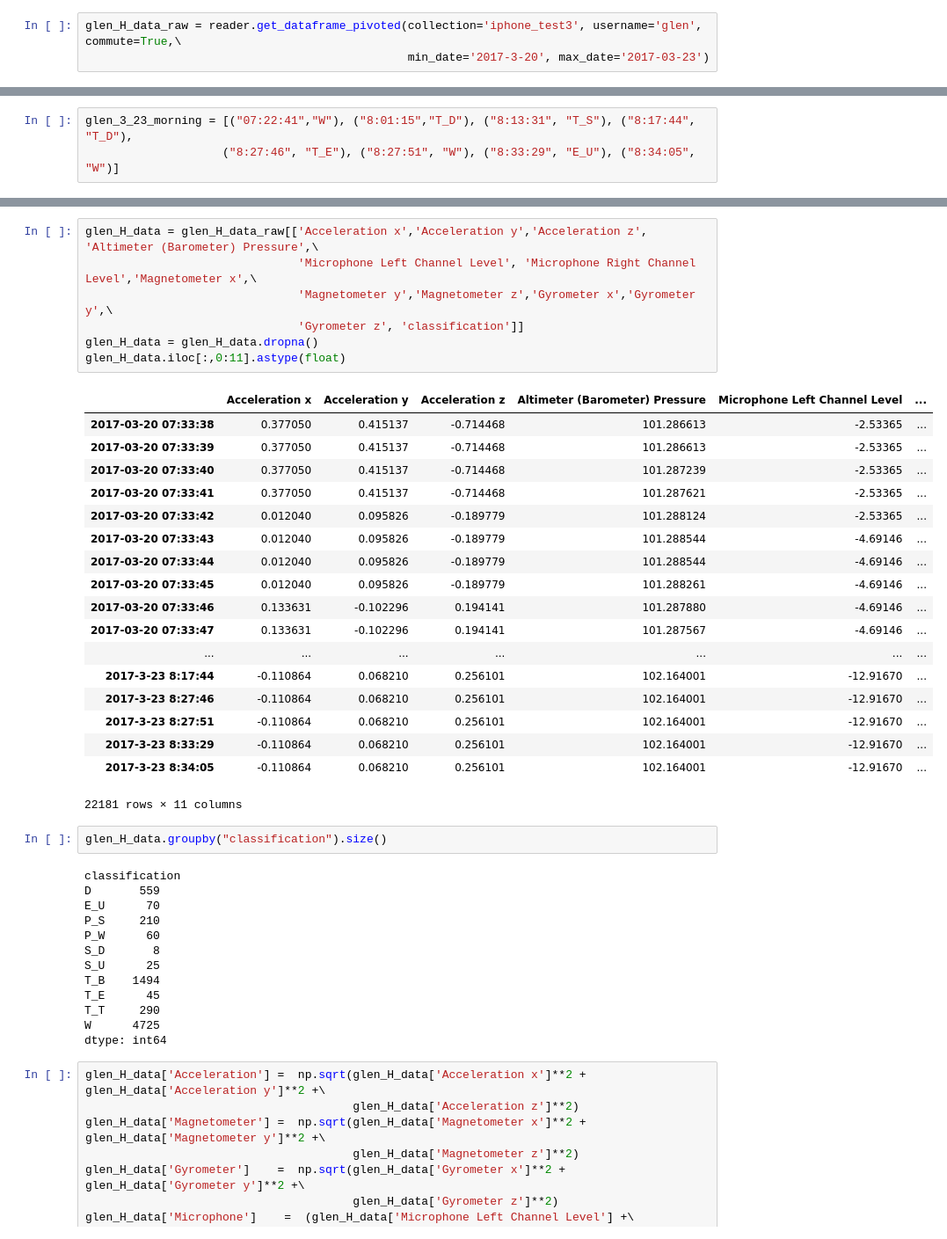
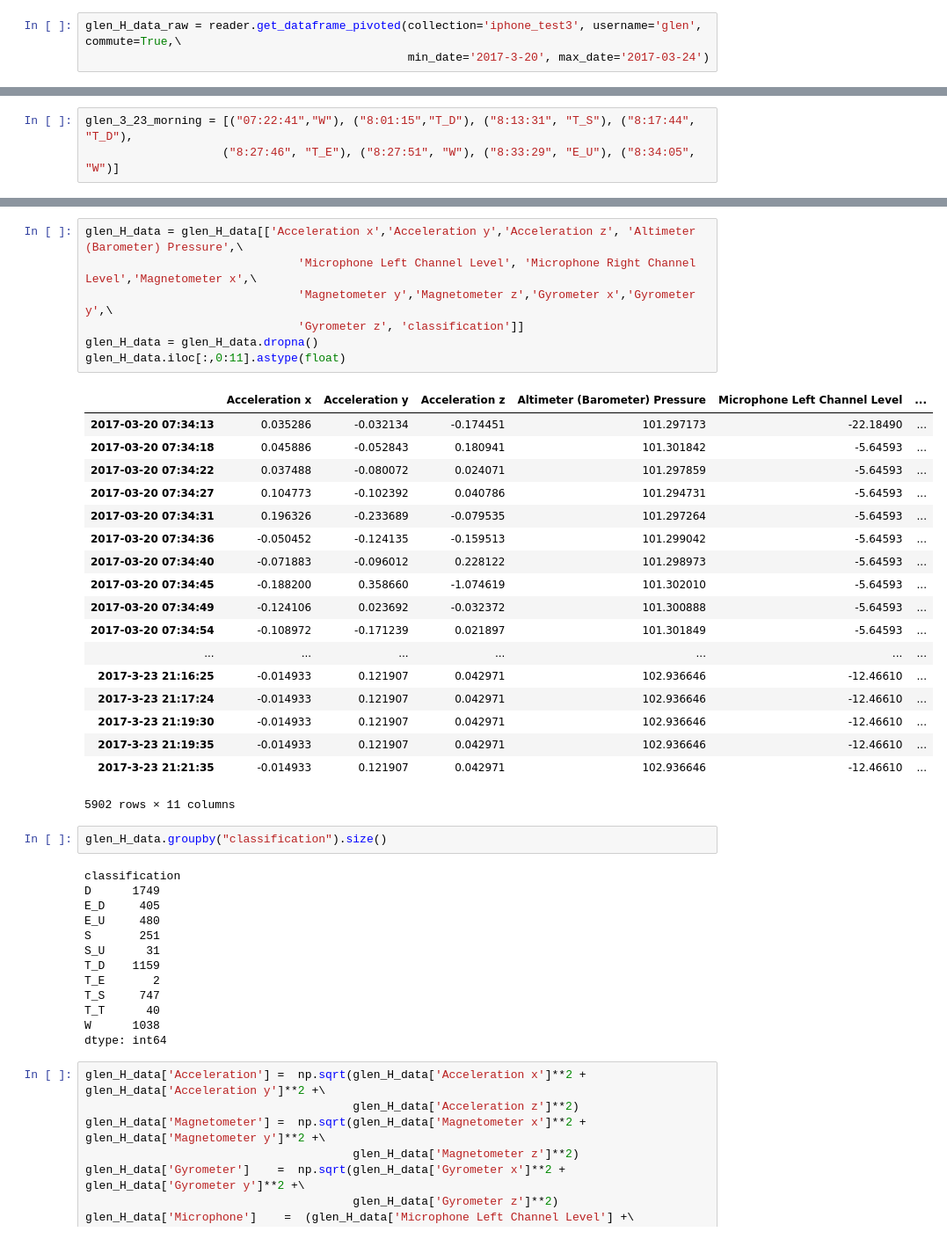
Before and after one commit to afeierman/Knowhere, a Jupyter notebook: code/PreprocessingiPhone.ipynb, the cells around one changed output, grey strips where cells are left out. Shown at 88% size. Cells and saved outputs as stored; diff of their text form.

Commit message:
new file for glens use

```diff
--- a/code/PreprocessingiPhone.ipynb
+++ b/code/PreprocessingiPhone.ipynb
@@ -29,7 +29,7 @@ from sklearn.utils import shuffle
 reader = kdb.Reader('knowhere')
 # %%
 glen_H_data_raw = reader.get_dataframe_pivoted(collection='iphone_test3', username='glen', commute=True,\
-                                               min_date='2017-3-20', max_date='2017-03-23')
+                                               min_date='2017-3-20', max_date='2017-03-24')
 # %%
 glen_H_data = glen_H_data_raw.dropna(subset=['Acceleration z', 'Acceleration x', 'Acceleration y'], how='all')
 # %%
@@ -132,43 +137,43 @@ See the caveats in the documentation: http://pandas.pydata.org/pandas-docs/stabl
 # %%
-glen_H_data = glen_H_data_raw[['Acceleration x','Acceleration y','Acceleration z', 'Altimeter (Barometer) Pressure',\
+glen_H_data = glen_H_data[['Acceleration x','Acceleration y','Acceleration z', 'Altimeter (Barometer) Pressure',\
                                'Microphone Left Channel Level', 'Microphone Right Channel Level','Magnetometer x',\
                                'Magnetometer y','Magnetometer z','Gyrometer x','Gyrometer y',\
                                'Gyrometer z', 'classification']]
 glen_H_data = glen_H_data.dropna()
 glen_H_data.iloc[:,0:11].astype(float)
 # %% [output]
 |  | Acceleration x | Acceleration y | Acceleration z | Altimeter (Barometer) Pressure | Microphone Left Channel Level | ... |
-| 2017-03-20 07:33:38 | 0.377050 | 0.415137 | -0.714468 | 101.286613 | -2.53365 | ... |
-| 2017-03-20 07:33:39 | 0.377050 | 0.415137 | -0.714468 | 101.286613 | -2.53365 | ... |
-| 2017-03-20 07:33:40 | 0.377050 | 0.415137 | -0.714468 | 101.287239 | -2.53365 | ... |
-| 2017-03-20 07:33:41 | 0.377050 | 0.415137 | -0.714468 | 101.287621 | -2.53365 | ... |
-| 2017-03-20 07:33:42 | 0.012040 | 0.095826 | -0.189779 | 101.288124 | -2.53365 | ... |
-| 2017-03-20 07:33:43 | 0.012040 | 0.095826 | -0.189779 | 101.288544 | -4.69146 | ... |
-| 2017-03-20 07:33:44 | 0.012040 | 0.095826 | -0.189779 | 101.288544 | -4.69146 | ... |
-| 2017-03-20 07:33:45 | 0.012040 | 0.095826 | -0.189779 | 101.288261 | -4.69146 | ... |
-| 2017-03-20 07:33:46 | 0.133631 | -0.102296 | 0.194141 | 101.287880 | -4.69146 | ... |
-| 2017-03-20 07:33:47 | 0.133631 | -0.102296 | 0.194141 | 101.287567 | -4.69146 | ... |
+| 2017-03-20 07:34:13 | 0.035286 | -0.032134 | -0.174451 | 101.297173 | -22.18490 | ... |
+| 2017-03-20 07:34:18 | 0.045886 | -0.052843 | 0.180941 | 101.301842 | -5.64593 | ... |
+| 2017-03-20 07:34:22 | 0.037488 | -0.080072 | 0.024071 | 101.297859 | -5.64593 | ... |
+| 2017-03-20 07:34:27 | 0.104773 | -0.102392 | 0.040786 | 101.294731 | -5.64593 | ... |
+| 2017-03-20 07:34:31 | 0.196326 | -0.233689 | -0.079535 | 101.297264 | -5.64593 | ... |
+| 2017-03-20 07:34:36 | -0.050452 | -0.124135 | -0.159513 | 101.299042 | -5.64593 | ... |
+| 2017-03-20 07:34:40 | -0.071883 | -0.096012 | 0.228122 | 101.298973 | -5.64593 | ... |
+| 2017-03-20 07:34:45 | -0.188200 | 0.358660 | -1.074619 | 101.302010 | -5.64593 | ... |
+| 2017-03-20 07:34:49 | -0.124106 | 0.023692 | -0.032372 | 101.300888 | -5.64593 | ... |
+| 2017-03-20 07:34:54 | -0.108972 | -0.171239 | 0.021897 | 101.301849 | -5.64593 | ... |
 | ... | ... | ... | ... | ... | ... | ... |
-| 2017-3-23 8:17:44 | -0.110864 | 0.068210 | 0.256101 | 102.164001 | -12.91670 | ... |
-| 2017-3-23 8:27:46 | -0.110864 | 0.068210 | 0.256101 | 102.164001 | -12.91670 | ... |
-| 2017-3-23 8:27:51 | -0.110864 | 0.068210 | 0.256101 | 102.164001 | -12.91670 | ... |
-| 2017-3-23 8:33:29 | -0.110864 | 0.068210 | 0.256101 | 102.164001 | -12.91670 | ... |
-| 2017-3-23 8:34:05 | -0.110864 | 0.068210 | 0.256101 | 102.164001 | -12.91670 | ... |
+| 2017-3-23 21:16:25 | -0.014933 | 0.121907 | 0.042971 | 102.936646 | -12.46610 | ... |
+| 2017-3-23 21:17:24 | -0.014933 | 0.121907 | 0.042971 | 102.936646 | -12.46610 | ... |
+| 2017-3-23 21:19:30 | -0.014933 | 0.121907 | 0.042971 | 102.936646 | -12.46610 | ... |
+| 2017-3-23 21:19:35 | -0.014933 | 0.121907 | 0.042971 | 102.936646 | -12.46610 | ... |
+| 2017-3-23 21:21:35 | -0.014933 | 0.121907 | 0.042971 | 102.936646 | -12.46610 | ... |
-22181 rows × 11 columns
+5902 rows × 11 columns
 # %%
 glen_H_data.groupby("classification").size()
 # %% [output]
 classification
-D       559
-E_U      70
-P_S     210
-P_W      60
-S_D       8
-S_U      25
-T_B    1494
-T_E      45
-T_T     290
-W      4725
+D      1749
+E_D     405
+E_U     480
+S       251
+S_U      31
+T_D    1159
+T_E       2
+T_S     747
+T_T      40
+W      1038
 dtype: int64
 # %%
 glen_H_data['Acceleration'] =  np.sqrt(glen_H_data['Acceleration x']**2 + glen_H_data['Acceleration y']**2 +\
```
Also changed, not shown: parts of 9 cells of this notebook, 1 other file.
